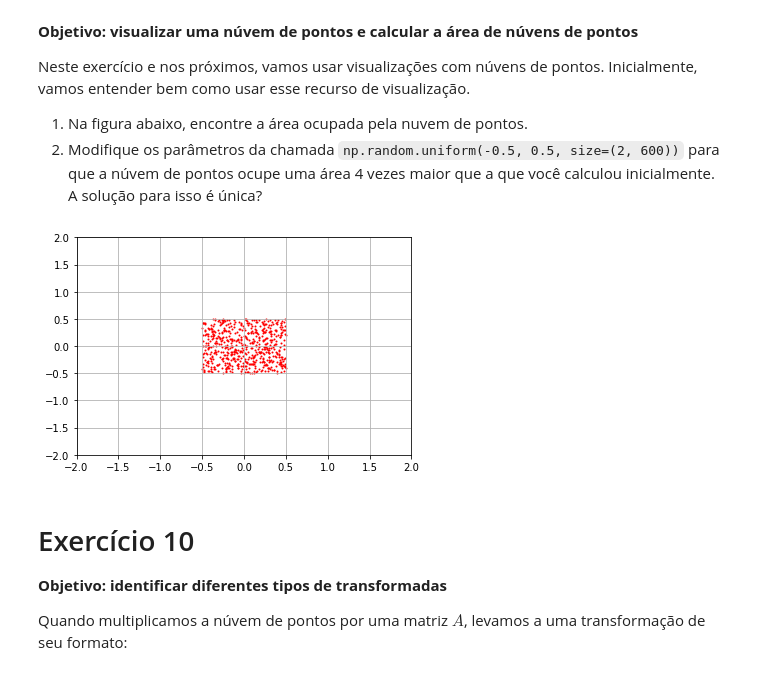
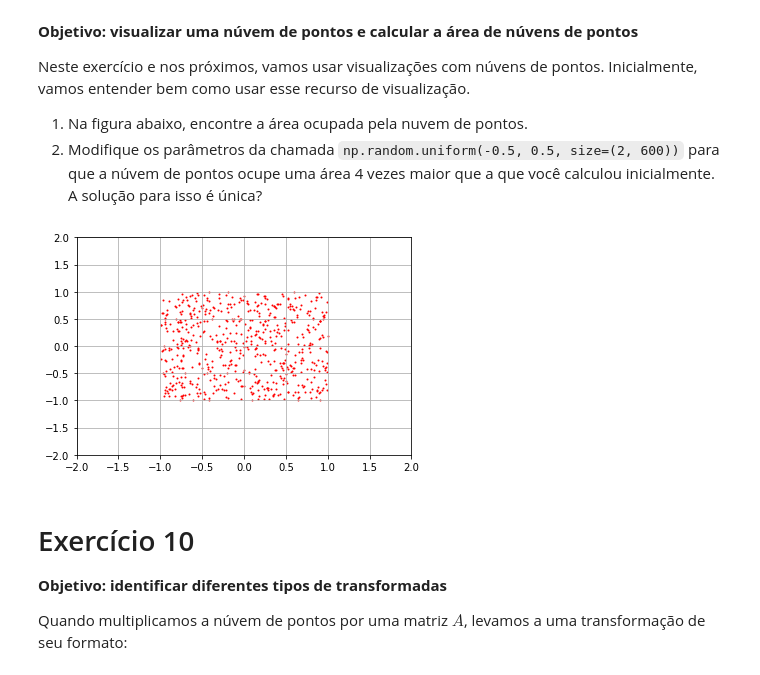
Before and after one commit to tiagoft/alglin-alunos, a Jupyter notebook: 03-geometria_analitica.ipynb, the cells around one changed output. Drawn from its saved outputs; the diff is of its cells as text; code cells hidden in the pictures.

```diff
--- a/03-geometria_analitica.ipynb
+++ b/03-geometria_analitica.ipynb
@@ -236,15 +327,15 @@ Neste exercício e nos próximos, vamos usar visualizações com núvens de pont
 1. Na figura abaixo, encontre a área ocupada pela nuvem de pontos.
 2. Modifique os parâmetros da chamada `np.random.uniform(-0.5, 0.5, size=(2, 600))` para que a núvem de pontos ocupe uma área 4 vezes maior que a que você calculou inicialmente. A solução para isso é única?
 # %%
-x = np.random.uniform(-0.5, 0.5, size=(2, 600))
+x = np.random.uniform(-1, 1, size=(2, 600))
 plt.figure()
 plt.scatter(x[0,:], x[1,:], s=1, c='r')
 plt.xlim([-2, 2])
 plt.ylim([-2, 2])
 plt.grid()
 plt.show()
 # %% [output]
-[figure, old version]
+[figure, new version]
 # %% [markdown]
 # Exercício 10
 **Objetivo: identificar diferentes tipos de transformadas**
```
Also changed, not shown: parts of 22 cells of this notebook, 1 other file.
